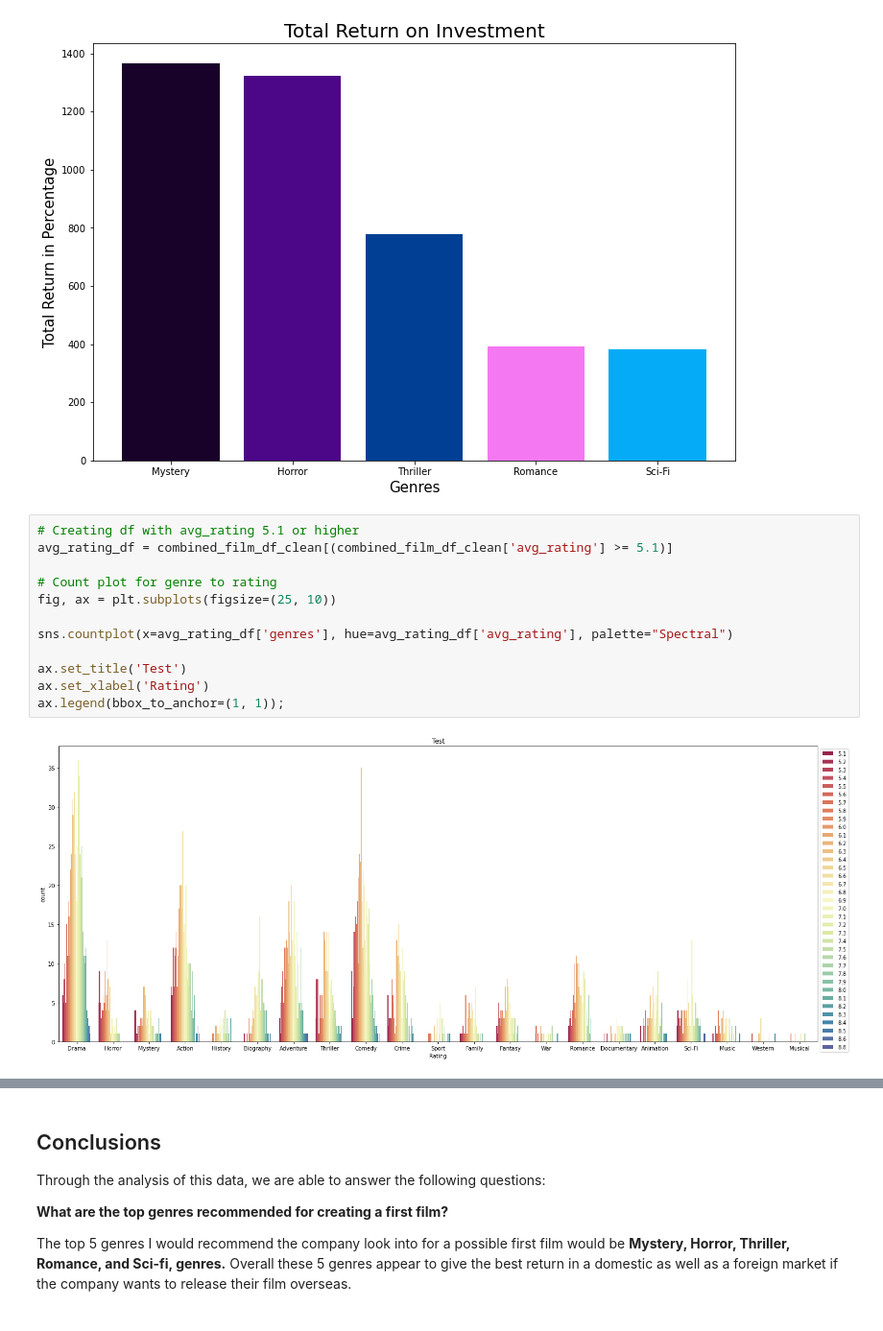
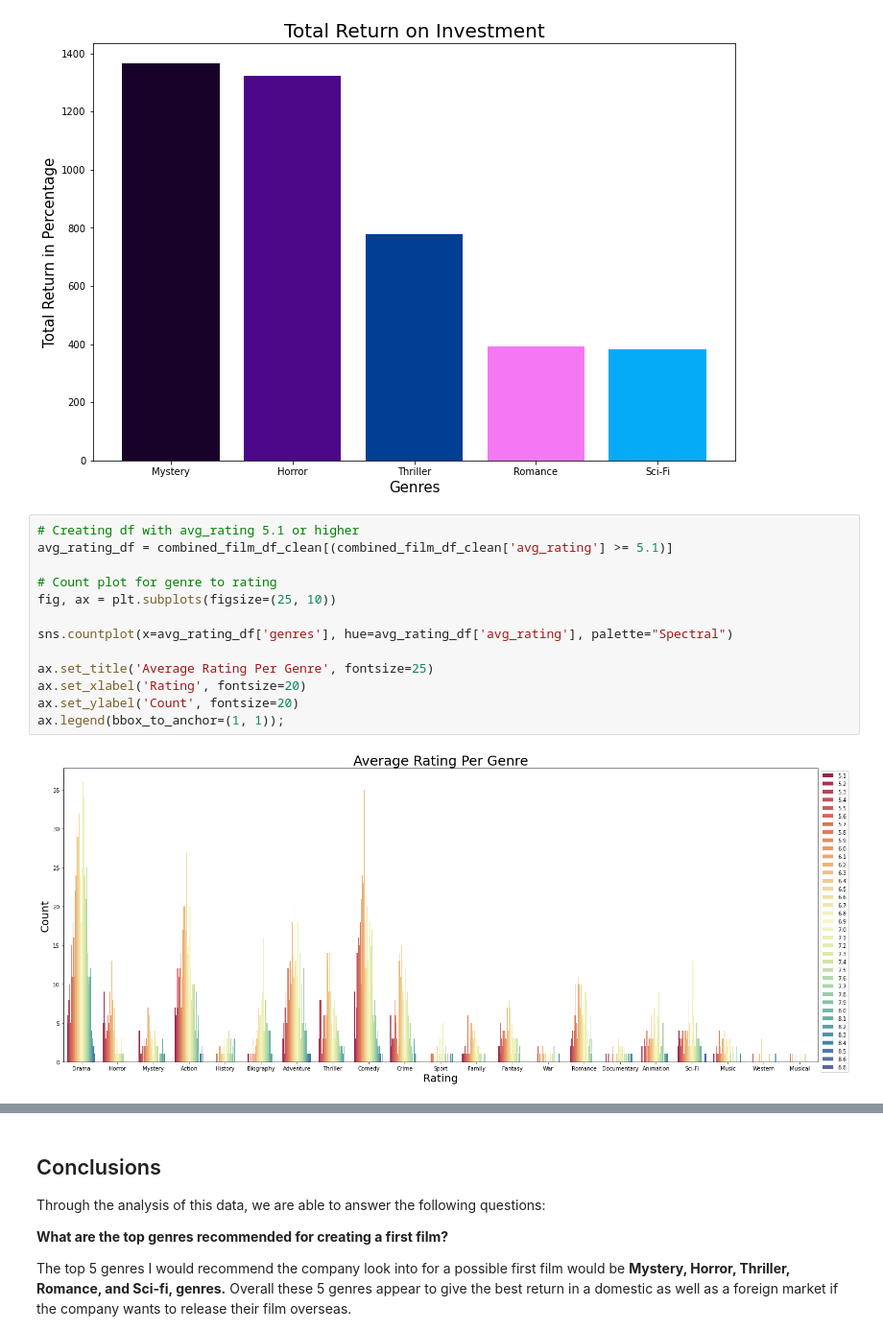
Before and after one commit to JohnNun/successful_films_project, a Jupyter notebook: successful_films_notebook.ipynb, the cells around one changed output, grey strips where cells are left out. Shown at 96% size. Saved outputs shown, nothing was run; the diff lists cells and outputs as text.

```diff
--- a/successful_films_notebook.ipynb
+++ b/successful_films_notebook.ipynb
@@ -299,14 +299,15 @@ ax.set_ylabel('Total Return in Percentage', fontsize=15);
 # %%
 # Creating df with avg_rating 5.1 or higher
 avg_rating_df = combined_film_df_clean[(combined_film_df_clean['avg_rating'] >= 5.1)]
 
 # Count plot for genre to rating
 fig, ax = plt.subplots(figsize=(25, 10))
 
 sns.countplot(x=avg_rating_df['genres'], hue=avg_rating_df['avg_rating'], palette="Spectral")
 
-ax.set_title('Test')
-ax.set_xlabel('Rating')
+ax.set_title('Average Rating Per Genre', fontsize=25)
+ax.set_xlabel('Rating', fontsize=20)
+ax.set_ylabel('Count', fontsize=20)
 ax.legend(bbox_to_anchor=(1, 1));
 # %% [output]
-[figure, old version]
+[figure, new version]
```
Also changed, not shown: parts of 3 cells of this notebook.
